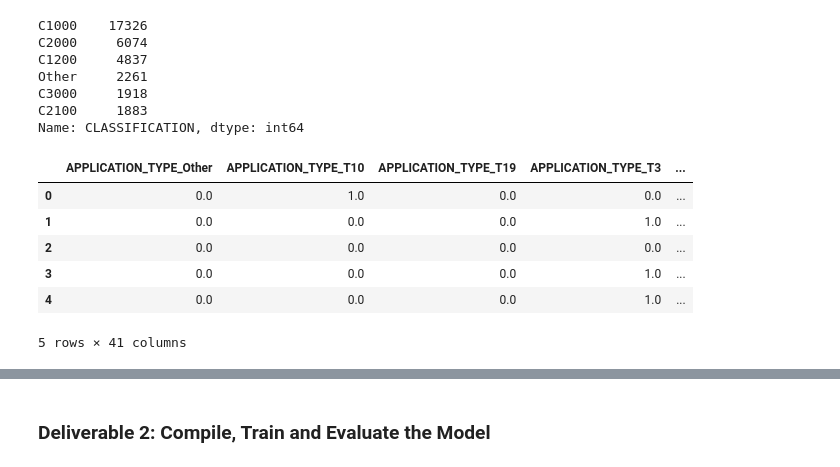
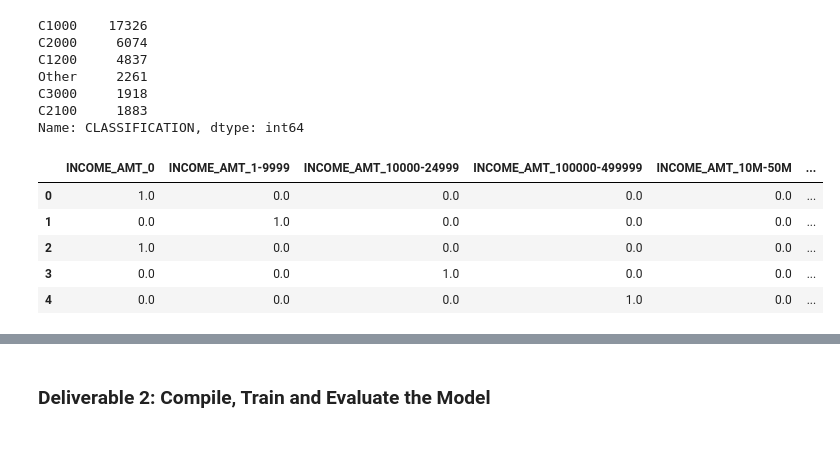
Before and after one commit to dananthony1/rutgers-Neural-Network-Charity-Analysis, a Jupyter notebook: AlphabetSoupCharity.ipynb, the cells around one changed output, grey strips where cells are left out. Drawn from its saved outputs; the diff is of its cells as text; code cells hidden in the pictures.

```diff
--- a/AlphabetSoupCharity.ipynb
+++ b/AlphabetSoupCharity.ipynb
@@ -47,7 +47,8 @@ IS_SUCCESSFUL                2
 dtype: int64
 # %%
 # Look at APPLICATION_TYPE value counts for binning
-application_df['APPLICATION_TYPE'].value_counts()
+application_counts = application_df['APPLICATION_TYPE'].value_counts()
+print(application_counts)
 # %% [output]
 T3     27037
 T4      1542
@@ -76,6 +77,6 @@ Name: APPLICATION_TYPE, dtype: int64
 # %%
 # Determine which values to replace if counts are less than ...?
-#  YOUR CODE GOES HERE
+replace_application = list(application_counts[application_counts < 500].index)
 
 # Replace in dataframe
 for app in replace_application:
@@ -96,7 +97,8 @@ Other      276
 Name: APPLICATION_TYPE, dtype: int64
 # %%
 # Look at CLASSIFICATION value counts for binning
-#  YOUR CODE GOES HERE
+classification_counts = application_df['CLASSIFICATION'].value_counts()
+print(classification_counts)
 # %% [output]
 C1000    17326
 C2000     6074
@@ -119,6 +121,6 @@ Name: CLASSIFICATION, Length: 71, dtype: int64
 # %%
 # Determine which values to replace if counts are less than ..?
-#  YOUR CODE GOES HERE
+replace_class = list(classification_counts[classification_counts < 1883].index)
 
 # Replace in dataframe
 for cls in replace_class:
@@ -140,18 +142,25 @@ Name: CLASSIFICATION, dtype: int64
 # %%
 # Create a OneHotEncoder instance
-enc = OneHotEncoder(sparse=False)
+enc1 = OneHotEncoder(sparse=False)
+enc2 = OneHotEncoder(sparse=False)
+enc3 = OneHotEncoder(sparse=False)
 
 # Fit and transform the OneHotEncoder using the categorical variable list
-#  YOUR CODE GOES HERE
+encode_df1 = pd.DataFrame(enc1.fit_transform(application_df.APPLICATION_TYPE.values.reshape(-1,1)))
+encode_df2 = pd.DataFrame(enc2.fit_transform(application_df.INCOME_AMT.values.reshape(-1,1)))
+encode_df3 = pd.DataFrame(enc3.fit_transform(application_df.SPECIAL_CONSIDERATIONS.values.reshape(-1,1)))
+
 
 # Add the encoded variable names to the dataframe
-encode_df.columns = enc.get_feature_names(application_cat)
-encode_df.head()
+encode_df1.columns = enc1.get_feature_names_out(['APPLICATION_TYPE'])
+encode_df2.columns = enc2.get_feature_names_out(['INCOME_AMT'])
+encode_df3.columns = enc3.get_feature_names_out(['SPECIAL_CONSIDERATIONS'])
+
+encode_df2.head()
 # %% [output]
-|  | APPLICATION_TYPE_Other | APPLICATION_TYPE_T10 | APPLICATION_TYPE_T19 | APPLICATION_TYPE_T3 | ... |
-| 0 | 0.0 | 1.0 | 0.0 | 0.0 | ... |
-| 1 | 0.0 | 0.0 | 0.0 | 1.0 | ... |
-| 2 | 0.0 | 0.0 | 0.0 | 0.0 | ... |
-| 3 | 0.0 | 0.0 | 0.0 | 1.0 | ... |
-| 4 | 0.0 | 0.0 | 0.0 | 1.0 | ... |
+|  | INCOME_AMT_0 | INCOME_AMT_1-9999 | INCOME_AMT_10000-24999 | INCOME_AMT_100000-499999 | INCOME_AMT_10M-50M | ... |
+| 0 | 1.0 | 0.0 | 0.0 | 0.0 | 0.0 | ... |
+| 1 | 0.0 | 1.0 | 0.0 | 0.0 | 0.0 | ... |
+| 2 | 1.0 | 0.0 | 0.0 | 0.0 | 0.0 | ... |
+| 3 | 0.0 | 0.0 | 1.0 | 0.0 | 0.0 | ... |
+| 4 | 0.0 | 0.0 | 0.0 | 1.0 | 0.0 | ... |
-5 rows × 41 columns
```
Also changed, not shown: parts of 14 cells of this notebook.
